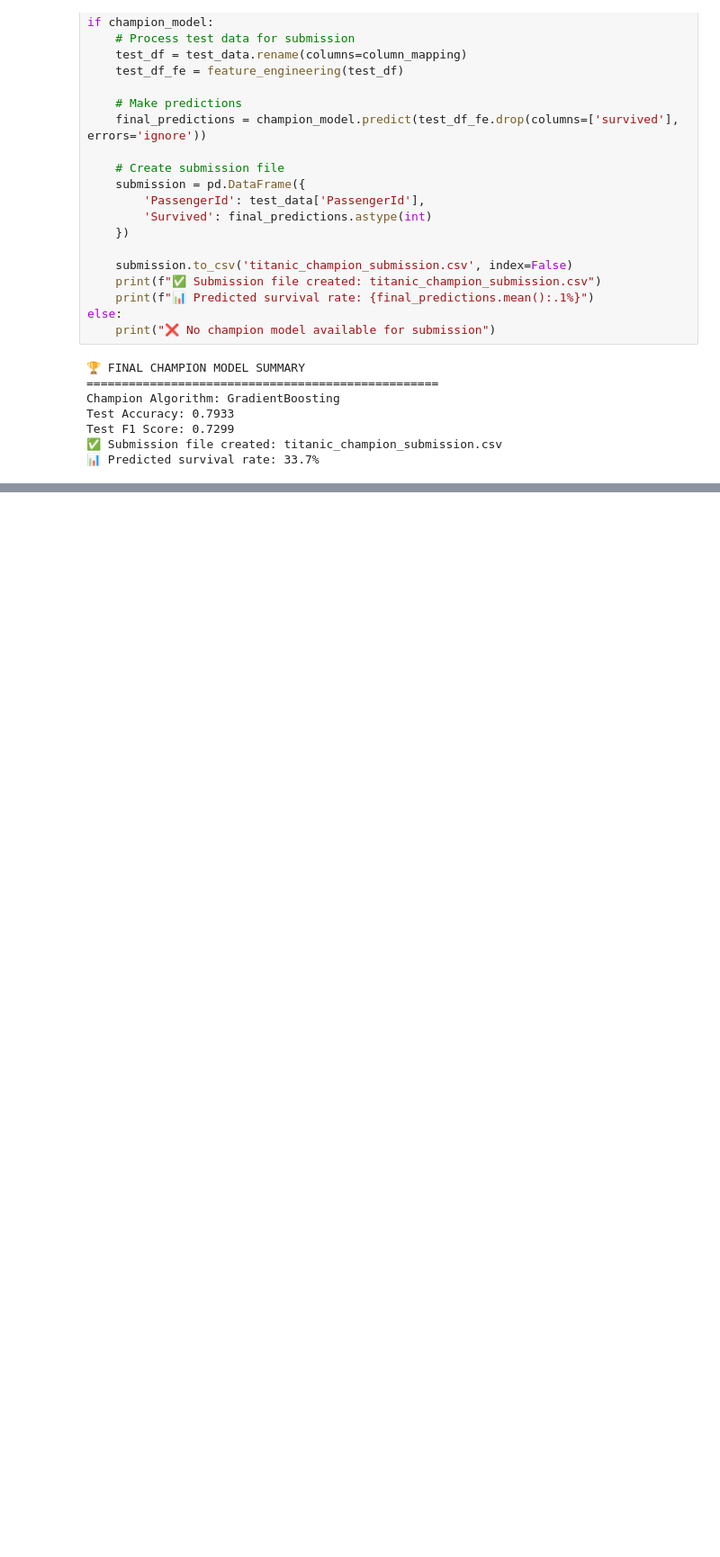
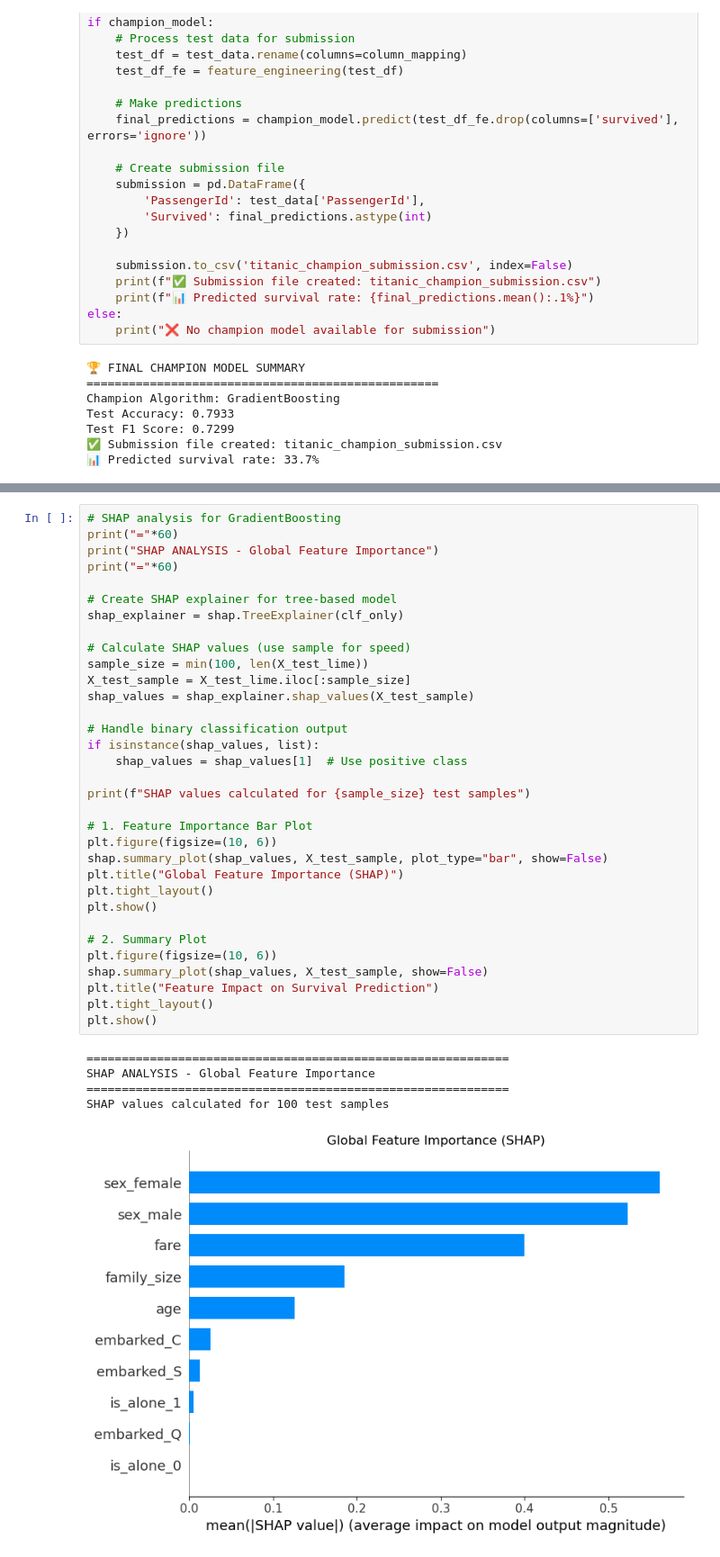
Before and after one commit to angelacyu/titanic-kaggle-challenge, a Jupyter notebook: notebooks/Titanic all ML Models - Top 5.ipynb, the cells around one changed output, grey strips where cells are left out. Shown at 90% size. Saved outputs shown, nothing was run; the diff lists cells and outputs as text; blank space fills up the shorter version.

```diff
--- a/notebooks/Titanic all ML Models - Top 5.ipynb
+++ b/notebooks/Titanic all ML Models - Top 5.ipynb
@@ -679,0 +784,39 @@ Test F1 Score: 0.7299
+# %%
+# SHAP analysis for GradientBoosting
+print("="*60)
+print("SHAP ANALYSIS - Global Feature Importance")
+print("="*60)
+
+# Create SHAP explainer for tree-based model
+shap_explainer = shap.TreeExplainer(clf_only)
+
+# Calculate SHAP values (use sample for speed)
+sample_size = min(100, len(X_test_lime))
+X_test_sample = X_test_lime.iloc[:sample_size]
+shap_values = shap_explainer.shap_values(X_test_sample)
+
+# Handle binary classification output
+if isinstance(shap_values, list):
+    shap_values = shap_values[1]  # Use positive class
+
+print(f"SHAP values calculated for {sample_size} test samples")
+
+# 1. Feature Importance Bar Plot
+plt.figure(figsize=(10, 6))
+shap.summary_plot(shap_values, X_test_sample, plot_type="bar", show=False)
+plt.title("Global Feature Importance (SHAP)")
+plt.tight_layout()
+plt.show()
+
+# 2. Summary Plot
+plt.figure(figsize=(10, 6))
+shap.summary_plot(shap_values, X_test_sample, show=False)
+plt.title("Feature Impact on Survival Prediction")
+plt.tight_layout()
+plt.show()
+# %% [output]
+============================================================
+SHAP ANALYSIS - Global Feature Importance
+============================================================
+SHAP values calculated for 100 test samples
+[figure, added]
```
Also changed, not shown: parts of 10 cells of this notebook, 4 other files.
